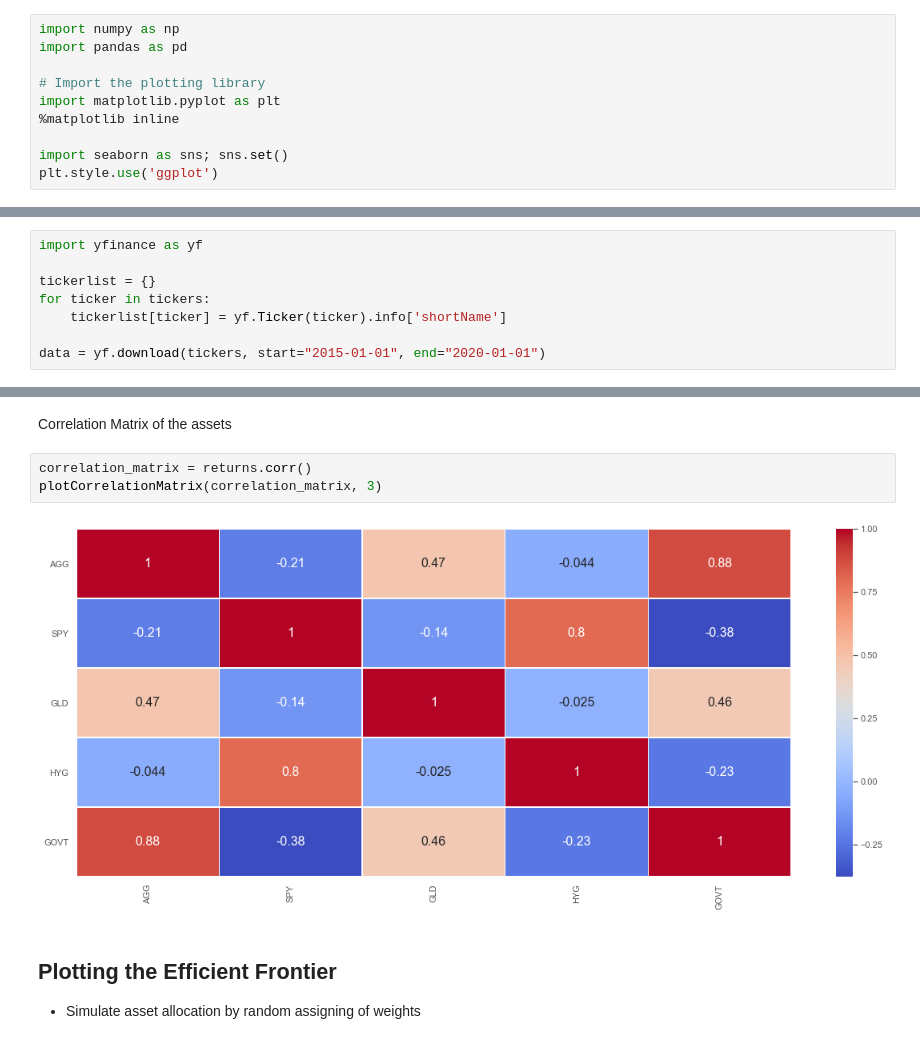
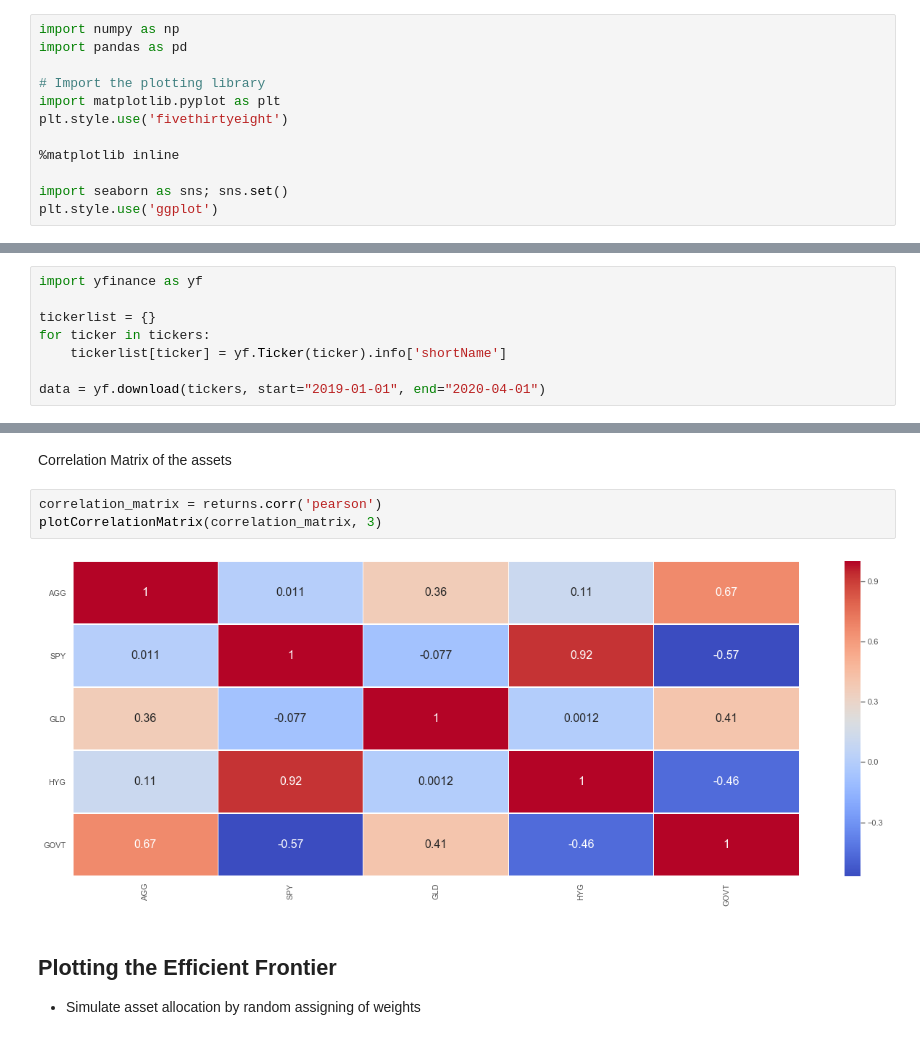
Before and after one commit to edgetrader/asset-allocation, a Jupyter notebook: notebook/asset-allocation.ipynb, the cells around one changed output, grey strips where cells are left out. Cells and saved outputs as stored; diff of their text form.

```diff
--- a/notebook/asset-allocation.ipynb
+++ b/notebook/asset-allocation.ipynb
@@ -27,6 +27,8 @@ import pandas as pd
 
 # Import the plotting library
 import matplotlib.pyplot as plt
+plt.style.use('fivethirtyeight')
+
 %matplotlib inline
 
 import seaborn as sns; sns.set()
@@ -46,7 +48,7 @@ tickerlist = {}
 for ticker in tickers:
     tickerlist[ticker] = yf.Ticker(ticker).info['shortName']
 
-data = yf.download(tickers, start="2015-01-01", end="2020-01-01")
+data = yf.download(tickers, start="2019-01-01", end="2020-04-01")
 # %% [output]
 [*********************100%***********************]  20 of 20 completed
 # %% [markdown]
@@ -111,10 +141,10 @@ compareDistribution(returns, tickers, title='Return Distribution', tickermap = t
 # %% [markdown]
 Correlation Matrix of the assets
 # %%
-correlation_matrix = returns.corr()
+correlation_matrix = returns.corr('pearson')
 plotCorrelationMatrix(correlation_matrix, 3)
 # %% [output]
-[figure, old version]
+[figure, new version]
 # %% [markdown]
 ## Plotting the Efficient Frontier
 - Simulate asset allocation by random assigning of weights
```
Also changed, not shown: parts of 16 cells of this notebook, 3 other files.
